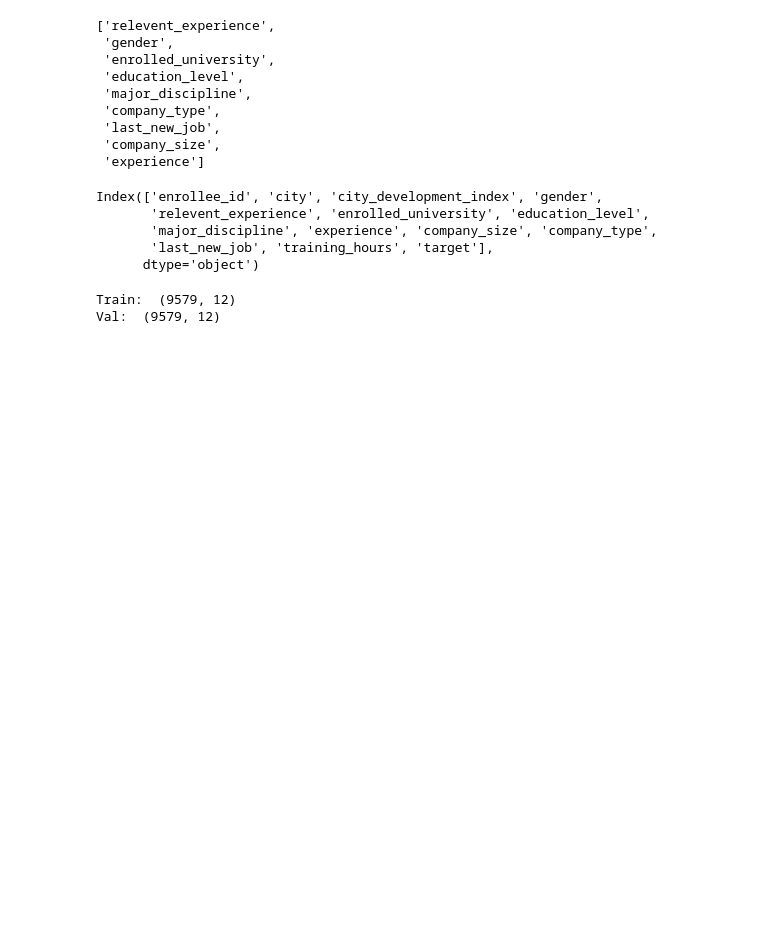
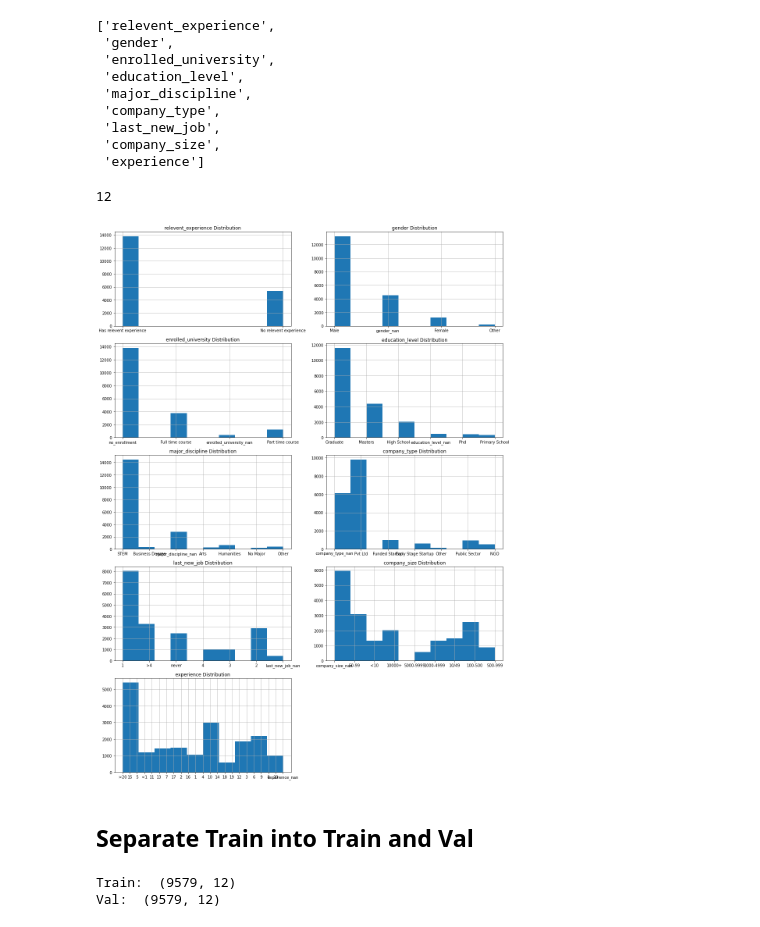
Before and after one commit to taylor-curran/job-changers, a Jupyter notebook: model.ipynb, the cells around one changed output. Cells and saved outputs as stored; diff of their text form; code cells hidden in the pictures; blank space fills up the shorter version.

```diff
--- a/model.ipynb
+++ b/model.ipynb
@@ -173,11 +182,3 @@ low_crd
  'last_new_job',
  'company_size',
  'experience']
-# %%
-train.columns
-# %% [output]
-Index(['enrollee_id', 'city', 'city_development_index', 'gender',
-       'relevent_experience', 'enrolled_university', 'education_level',
-       'major_discipline', 'experience', 'company_size', 'company_type',
-       'last_new_job', 'training_hours', 'target'],
-      dtype='object')
@@ -187,17 +193,25 @@ train = train.drop(['enrollee_id', 'city'], axis=1)
+# %%
+len(train.columns)
+# %% [output]
+12
 # %%
-# # Plot Categorical Variables
-# %matplotlib inline
-# import matplotlib.pyplot as plt
-# def draw_histograms(df, variables, n_rows, n_cols):
-#     fig=plt.figure(figsize=(15, 20))
-#     for i, var_name in enumerate(variables):
-#         ax=fig.add_subplot(n_rows,n_cols,i+1)
-#         df[var_name].hist(bins=10,ax=ax)
-#         ax.set_title(var_name+" Distribution")
-#     fig.tight_layout()  # Improves appearance a bit.
-#     plt.show()
+# Plot Categorical Variables
+%matplotlib inline
+import matplotlib.pyplot as plt
+def draw_histograms(df, variables, n_rows, n_cols):
+    fig=plt.figure(figsize=(15, 20))
+    for i, var_name in enumerate(variables):
+        ax=fig.add_subplot(n_rows,n_cols,i+1)
+        df[var_name].hist(bins=10,ax=ax)
+        ax.set_title(var_name+" Distribution")
+    fig.tight_layout()  # Improves appearance a bit.
+    plt.show()
 
-# draw_histograms(train, low_crd, 3, 3)
+draw_histograms(train, low_crd, 5, 2)
+# %% [output]
+[figure, added]
+# %% [markdown]
+## Separate Train into Train and Val
 # %%
 # Separate Val and Train
 from sklearn.model_selection import train_test_split
```
Also changed, not shown: parts of 30 cells of this notebook, 1 other file.
